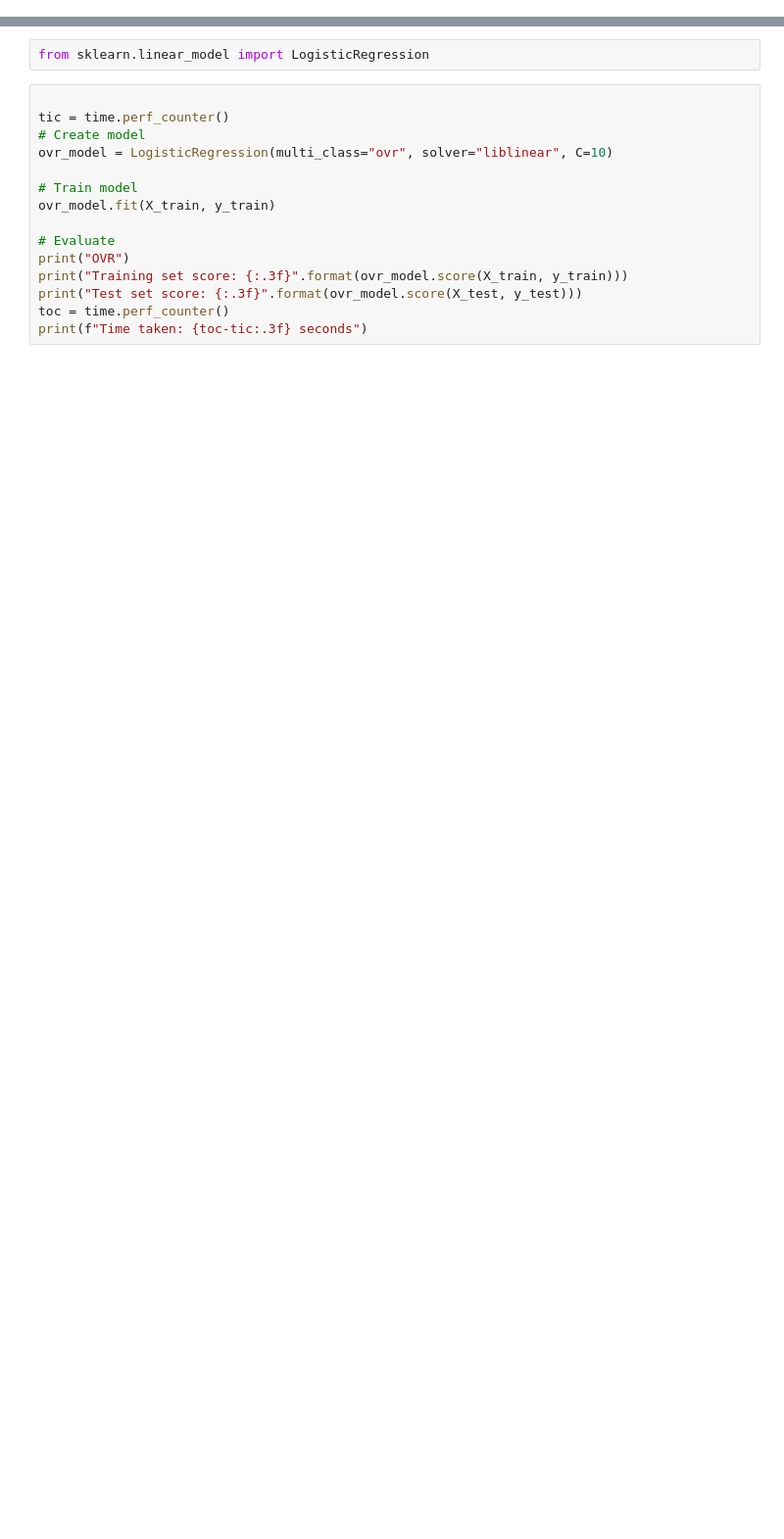
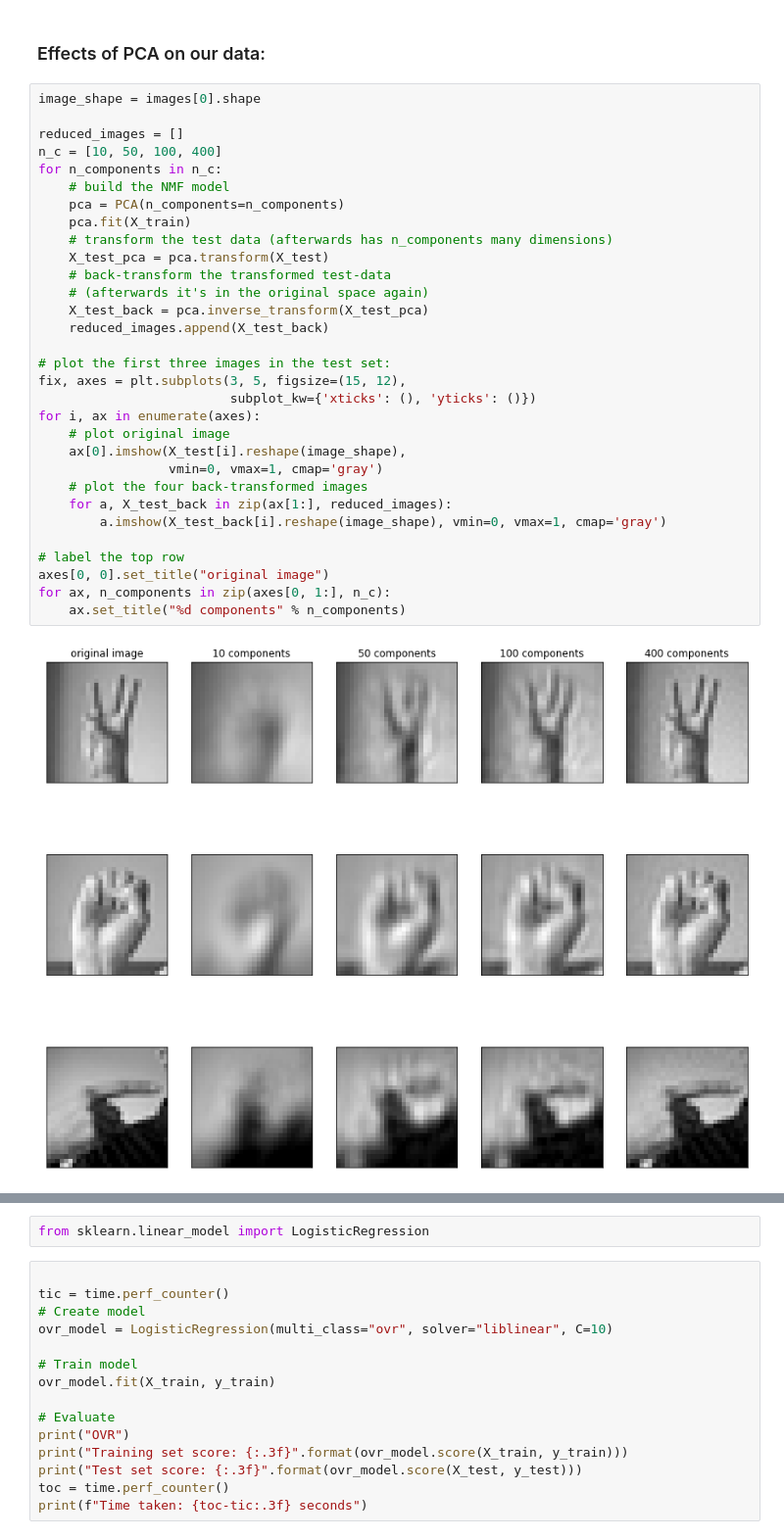
Before and after one commit to pricejoshua/ml-semester-proj, a Jupyter notebook: ml-proj.ipynb, the cells around one changed output, grey strips where cells are left out. Shown: that part at 98% size. Saved outputs shown, nothing was run; the diff lists cells and outputs as text; blank space fills up the shorter version.

```diff
--- a/ml-proj.ipynb
+++ b/ml-proj.ipynb
@@ -24,3 +72,38 @@ X_test = X_test / 255
+# %% [markdown]
+### Effects of PCA on our data:
+# %%
+image_shape = images[0].shape
+
+reduced_images = []
+n_c = [10, 50, 100, 400]
+for n_components in n_c:
+    # build the NMF model
+    pca = PCA(n_components=n_components)
+    pca.fit(X_train)
+    # transform the test data (afterwards has n_components many dimensions)
+    X_test_pca = pca.transform(X_test)
+    # back-transform the transformed test-data
+    # (afterwards it's in the original space again)
+    X_test_back = pca.inverse_transform(X_test_pca)
+    reduced_images.append(X_test_back)
+
+# plot the first three images in the test set:
+fix, axes = plt.subplots(3, 5, figsize=(15, 12),
+                         subplot_kw={'xticks': (), 'yticks': ()})
+for i, ax in enumerate(axes):
+    # plot original image
+    ax[0].imshow(X_test[i].reshape(image_shape),
+                 vmin=0, vmax=1, cmap='gray')
+    # plot the four back-transformed images
+    for a, X_test_back in zip(ax[1:], reduced_images):
+        a.imshow(X_test_back[i].reshape(image_shape), vmin=0, vmax=1, cmap='gray')
+
+# label the top row
+axes[0, 0].set_title("original image")
+for ax, n_components in zip(axes[0, 1:], n_c):
+    ax.set_title("%d components" % n_components)
+# %% [output]
+[figure, added]
 # %%
 from sklearn.neighbors import KNeighborsClassifier
 
```
Also changed, not shown: parts of 14 cells of this notebook.
